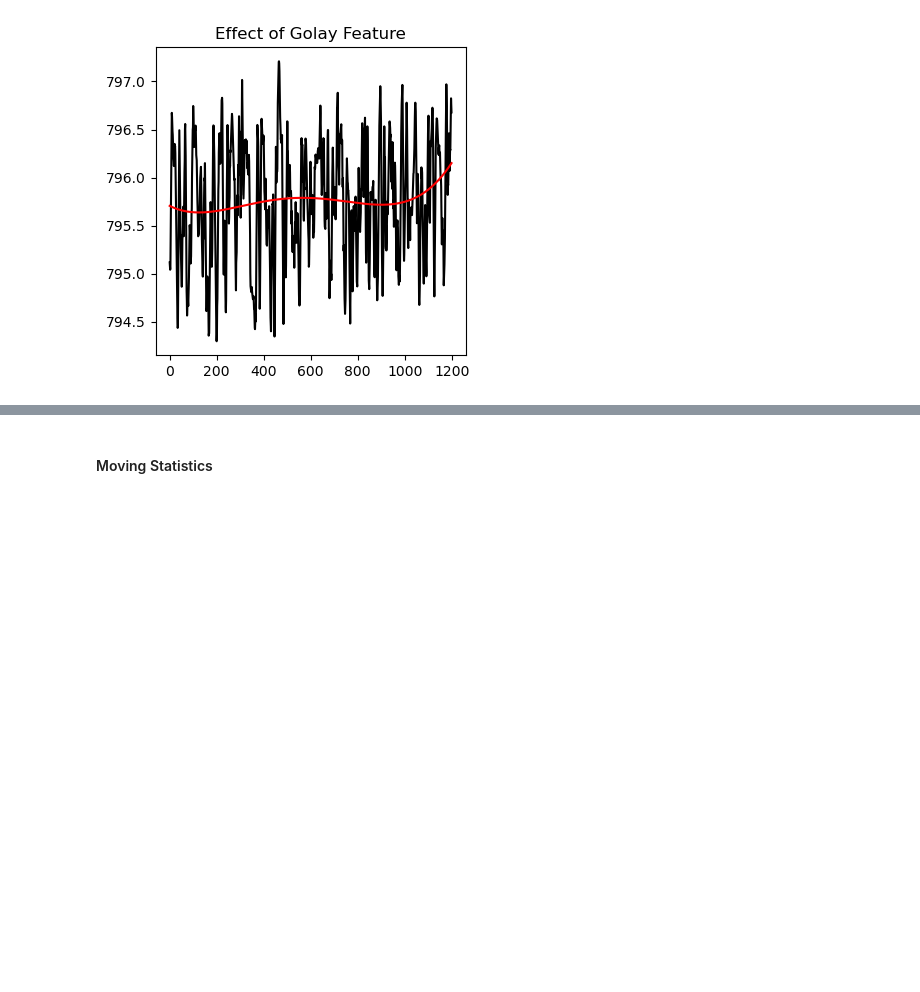
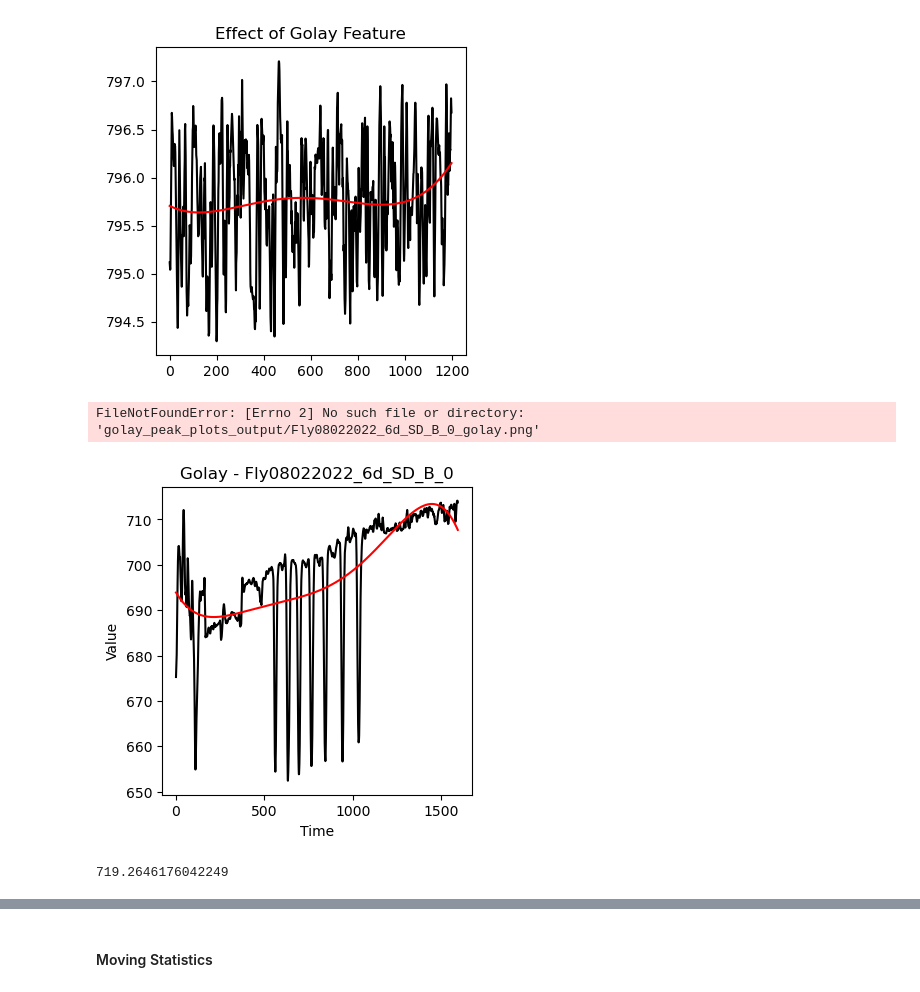
Before and after one commit to mertpekey/FlyVideo, a Jupyter notebook: notebooks/peak_detection_notebooks/final_model.ipynb, the cells around one changed output, grey strips where cells are left out. Drawn from its saved outputs; the diff is of its cells as text; code cells hidden in the pictures; blank space fills up the shorter version.

Commit message:
New peak detection methods tried: concatenation, golay, different contaminations..

```diff
--- a/notebooks/peak_detection_notebooks/final_model.ipynb
+++ b/notebooks/peak_detection_notebooks/final_model.ipynb
@@ -29,7 +28,7 @@ with open(filename, 'rb') as f:
     bouts_dict = pickle.load(f)
 
 true_peak_fn = os.path.join(DATA_PATH, 'true_peak_annotations.npy')
-true_peak_df_fn = os.path.join(DATA_PATH, 'true_annotations.pkl')
+true_peak_df_fn = os.path.join(DATA_PATH, 'true_annotations_new.pkl')
 
 true_peak_annotations_array = np.load(true_peak_fn)
 with open(true_peak_df_fn, 'rb') as f:
@@ -52,3 +71,29 @@ plt.title(f"Effect of Golay Feature")
 plt.show()
 # %% [output]
 [figure]
+# %%
+def create_all_golay_plots():
+    for fly in bouts_dict.keys():
+        for exp in list(bouts_dict[fly].index):
+            data = np.array(bouts_dict[fly].loc[exp, 'distance.origin-prob'])
+            golay_feat = savgol_filter(x = data, window_length=len(data), polyorder=5, axis=0)
+
+            plt.figure(figsize=(4,4))
+            plt.xlabel('Time')
+            plt.ylabel('Value')
+            plt.plot(data, color='black')
+            plt.plot(golay_feat, color='red')
+            plt.title(f"Golay - {fly}_{exp}")
+            plot_filename_all = os.path.join('golay_peak_plots_output', f"{fly}_{exp}_golay.png")
+            plt.savefig(plot_filename_all)
+            plt.close()
+
+
+create_all_golay_plots()
+# %% [output]
+FileNotFoundError: [Errno 2] No such file or directory: 'golay_peak_plots_output/Fly08022022_6d_SD_B_0_golay.png'
+[figure, added]
+# %%
+np.max(golay_feat)
+# %% [output]
+719.2646176042249
```
Also changed, not shown: parts of 11 cells of this notebook, 3 other files.
